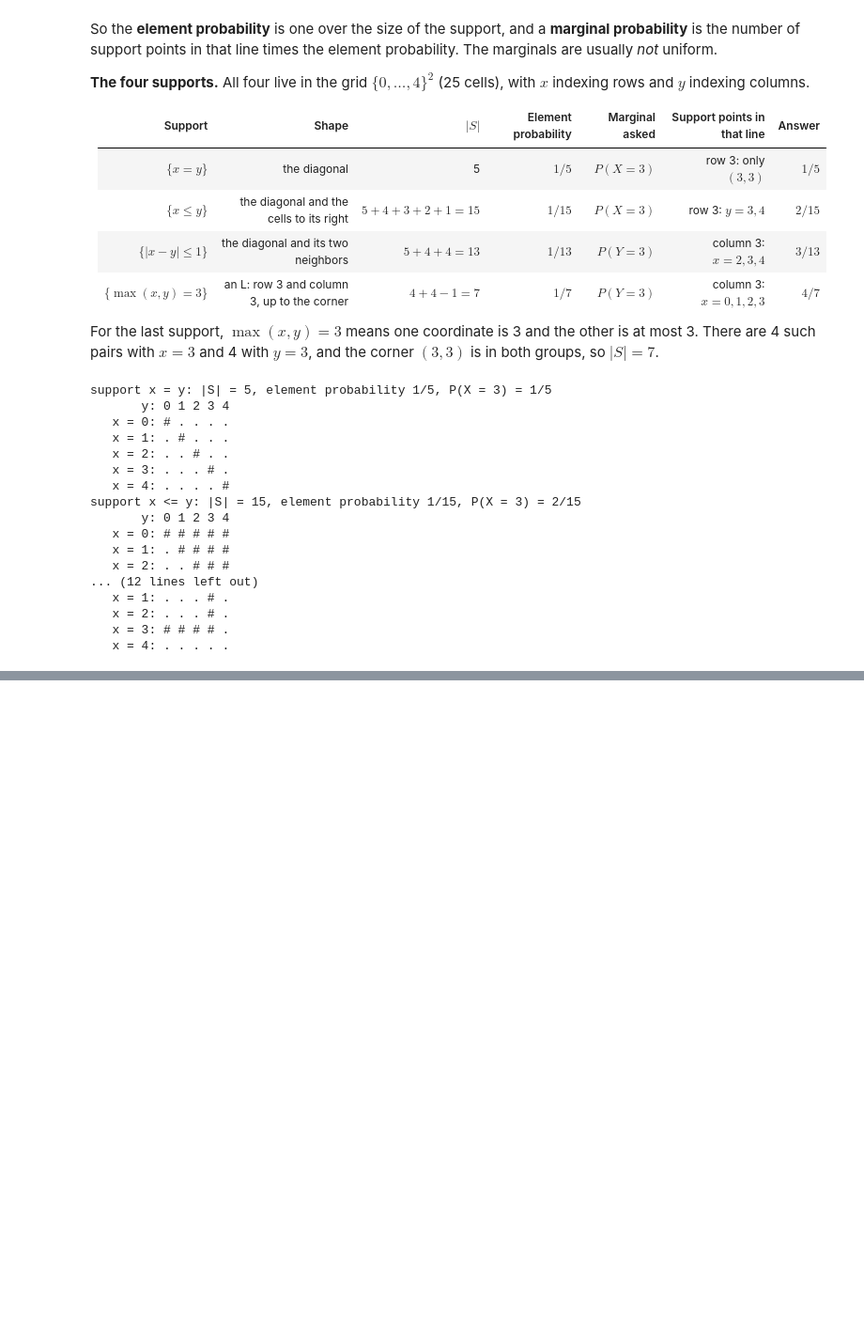
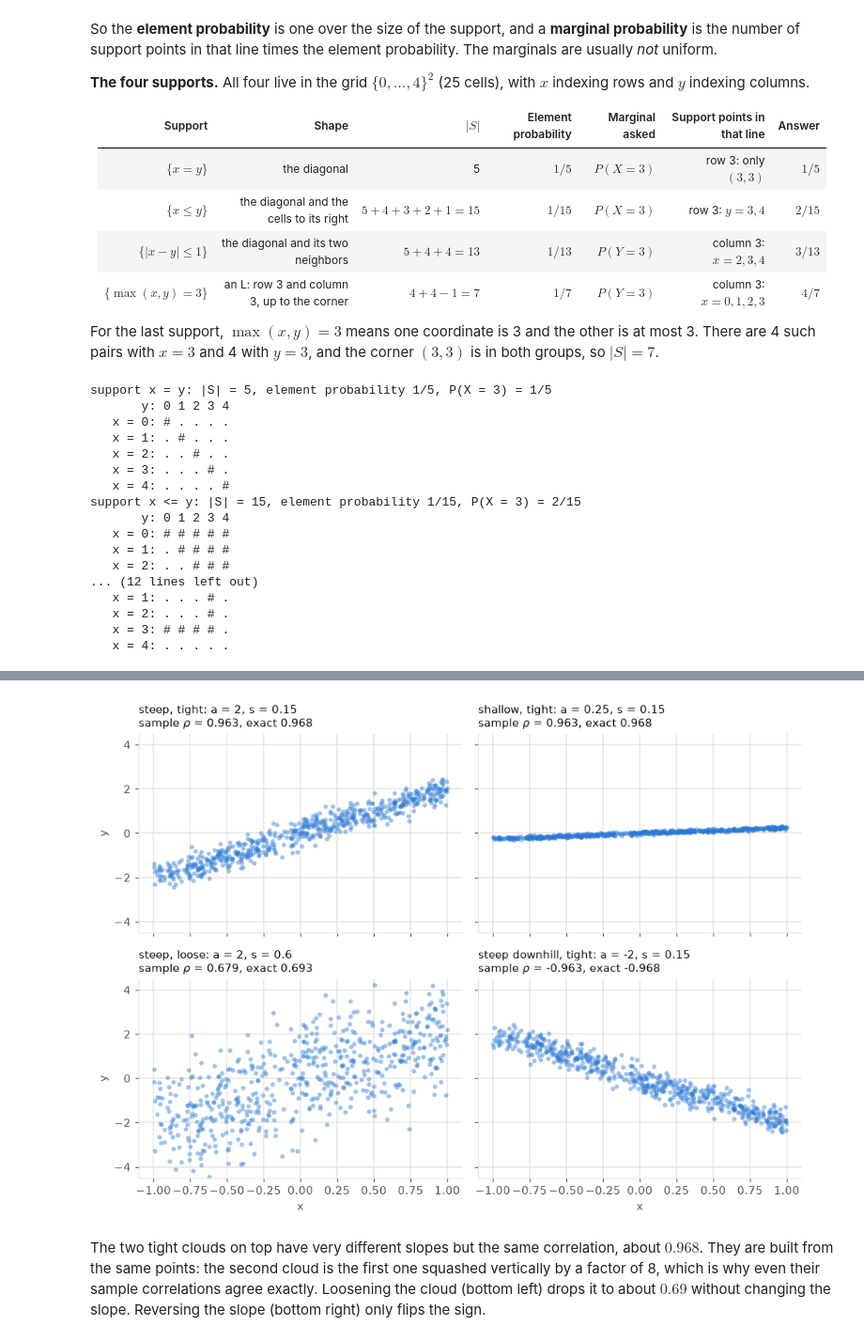
Before and after one commit to aldair-ai/probability-statistics-study-guide, a Jupyter notebook: module-01-probability-review/session-04-variance-covariance-joint/notes.ipynb, the cells around one changed output, grey strips where cells are left out. Shown at 94% size. Saved outputs shown, nothing was run; the diff lists cells and outputs as text; code cells hidden in the pictures; blank space fills up the shorter version.

```diff
--- a/module-01-probability-review/session-04-variance-covariance-joint/notes.ipynb
+++ b/module-01-probability-review/session-04-variance-covariance-joint/notes.ipynb
@@ -396,0 +742,25 @@ support x <= y: |S| = 15, element probability 1/15, P(X = 3) = 2/15
+# %%
+n_pts = 600
+u_x = rng.uniform(-1, 1, size=n_pts)
+noise = rng.standard_normal(n_pts)
+cases = [(2, 0.15, "steep, tight"), (0.25, 0.15, "shallow, tight"),
+         (2, 0.6, "steep, loose"), (-2, 0.15, "steep downhill, tight")]
+
+fig, axes = plt.subplots(2, 2, figsize=(9, 6.6), sharex=True, sharey=True)
+for ax, (a_, s_, label) in zip(axes.flat, cases):
+    u_y = a_ * (u_x + s_ * noise)
+    exact = np.sign(a_) / sqrt(1 + 3 * s_ ** 2)
+    ax.plot(u_x, u_y, "o", color=BLUE, ms=4, alpha=0.45, mec="none")
+    ax.set(xlim=(-1.1, 1.1), ylim=(-4.5, 4.5))
+    ax.set_title(f"{label}: a = {a_}, s = {s_}\nsample $\\rho$ = {np.corrcoef(u_x, u_y)[0, 1]:.3f}, exact {exact:.3f}",
+                 color=INK, loc="left", fontsize=10)
+for ax in axes[1]:
+    ax.set_xlabel("x")
+for ax in axes[:, 0]:
+    ax.set_ylabel("y")
+plt.tight_layout()
+plt.show()
+# %% [output]
+[figure, added]
+# %% [markdown]
+The two tight clouds on top have very different slopes but the same correlation, about $0.968$. They are built from the same points: the second cloud is the first one squashed vertically by a factor of 8, which is why even their sample correlations agree exactly. Loosening the cloud (bottom left) drops it to about $0.69$ without changing the slope. Reversing the slope (bottom right) only flips the sign.
```
Also changed, not shown: parts of 21 cells of this notebook.
